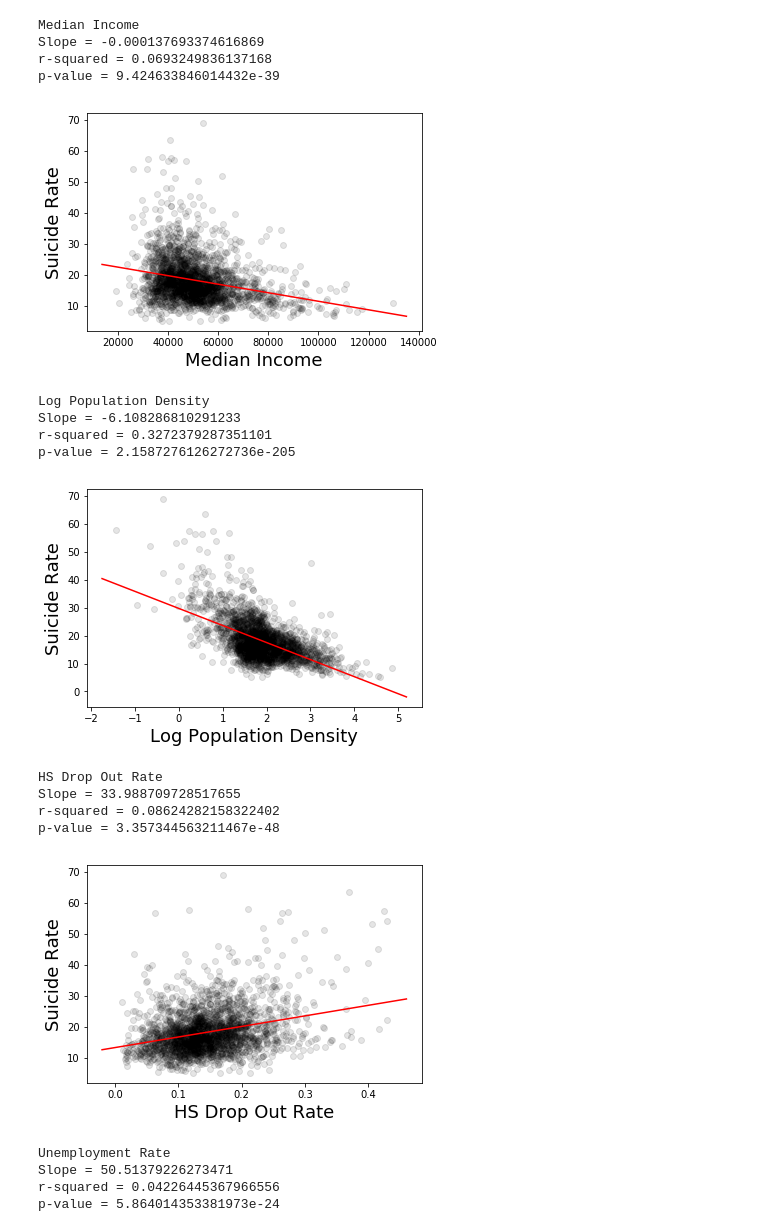
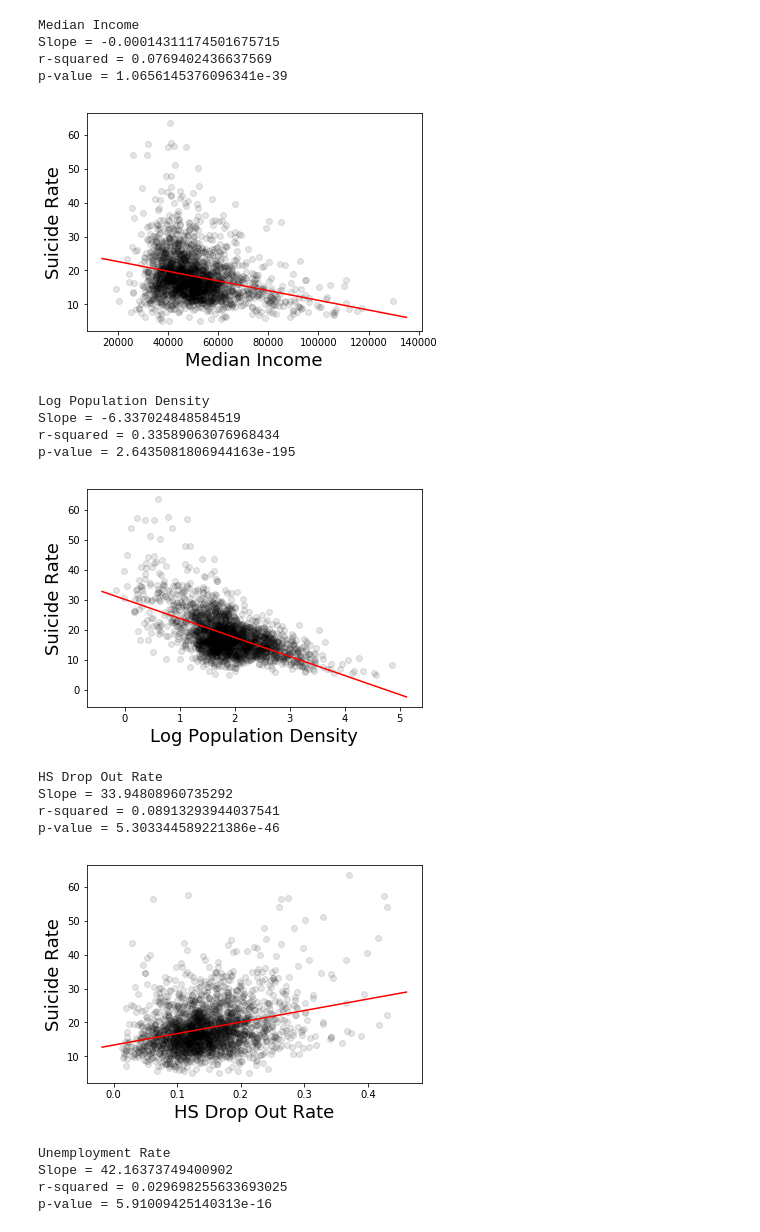
Before and after one commit to salkoffd/HappySauce, a Jupyter notebook: HappySauce.ipynb, the cells around one changed output. Saved outputs shown, nothing was run; the diff lists cells and outputs as text; code cells hidden in the pictures.

```diff
--- a/HappySauce.ipynb
+++ b/HappySauce.ipynb
@@ -164,6 +164,30 @@ path_csv = 'county_areas.csv'
 df_areas = pd.read_csv(path_csv)
 df_areas['County Code'] = df_areas['County Code'].astype(str)
 df_areas = df_areas.set_index('County Code')
+# %%
+# Import number of mental health providers
+
+def floatify(x):
+    if type(x) == str:
+        y = x.replace(',', '')
+        y = float(y)
+        return y
+
+path_csv = 'providers.csv'
+df_providers = pd.read_csv(path_csv)
+NAME = df_providers['County'] + ' County, ' + df_providers['State']
+df_providers['NAME'] = NAME
+df_providers = df_providers.drop(['State', 'County'], axis=1)
+df_providers = df_providers.set_index('NAME')
+df_providers['# Mental Health Providers'] = [floatify(x) for x in df_providers['# Mental Health Providers']]
+df_providers = df_providers.dropna()
+# %%
+# Import county daylight csv
+path_csv = 'county_daylight.csv'
+df_daylight = pd.read_csv(path_csv, encoding = "ISO-8859-1")
+df_daylight['County Code'] = df_daylight['County Code'].astype(str)
+df_daylight = df_daylight.set_index('County Code')
+df_daylight = df_daylight.drop(['County'], axis=1)
 # %%
 # Get median income data for 2017
 # from https://api.census.gov/data/2017/acs/acs5/profile/variables.html
@@ -196,7 +220,9 @@ df_incomes['income_2009'] = [float(i) for i in df_incomes['income_2009']]
 # Join census, area, and suicide dataframes
 df_full = df.join(df_grim, on='County Code', how='inner') \
             .join(df_areas, on='County Code', how='inner') \
-            .join(df_incomes, on='County Code', how='inner')
+            .join(df_daylight, on='County Code', how='inner') \
+            .join(df_incomes, on='County Code', how='inner') \
+            .join(df_providers, on='NAME', how='inner')
 
 # convert numerical columns into float
 for thisVar in vars:
@@ -224,6 +250,8 @@ df_clean['Housing Renter Rate'] = df_full['B25003_003E'] / df_full['B25003_001E'
 df_clean['Living Alone Rate'] = df_full['B09021_002E'] / df_full['B09021_001E']
 df_clean['Professional Rate'] = (df_full['B15001_018E'] + df_full['B15001_026E']) / (df_full['B15001_011E'] + df_full['B15001_019E'])
 df_clean['Native American Rate'] = df_full['B02001_004E'] / df_full['B01003_001E']
+df_clean['Daylight'] = df_full['Avg Daily Sunlight (KJ/m²)']
+df_clean['People per Mental Health Provider'] = df_full['Population'] / df_full['# Mental Health Providers']
 
 df_clean.head(5)
 # %% [output]
@@ -278,48 +306,49 @@ p-value = 9.424633846014432e-39
 # Plot all variables against suicide rate
 
 # List of all variables that will be in the multiple regression model
 vars_model = ['Median Income', 'Log Population Density', 'HS Drop Out Rate', 'Unemployment Rate', 'Uninsured Rate', 'Poverty Rate', \
-             'Veteran Rate', 'Disability Rate', 'Housing Renter Rate', 'Living Alone Rate', 'Professional Rate', 'Native American Rate']
+             'Veteran Rate', 'Disability Rate', 'Housing Renter Rate', 'Living Alone Rate', 'Professional Rate', 'Native American Rate', \
+              'Daylight', 'People per Mental Health Provider']
 
 # Plot all graphs
 plt.figure()
 for thisVar in vars_model:
     # Define x and y
     x = df_clean[thisVar]
     y = df_clean['Suicide Rate']
     # Plot data points
     plt.scatter(x, y, c='black', alpha=0.1)
     plt.ylabel('Suicide Rate', fontsize=18)
     plt.xlabel(thisVar, fontsize=18)
     # Linear Regression
     slope, intercept, r_value, p_value, std_err = stats.linregress(x, y)
     # Plot a line from slope and intercept
     axes = plt.gca()
     x_vals = np.array(axes.get_xlim())
     y_vals = intercept + slope * x_vals
     plt.plot(x_vals, y_vals, '-', color="red")
     print(thisVar)
     print(f"Slope = {slope}")
     print(f"r-squared = {r_value**2}")
     print(f"p-value = {p_value}")
     plt.show()
 # %% [output]
 Median Income
-Slope = -0.000137693374616869
-r-squared = 0.0693249836137168
-p-value = 9.424633846014432e-39
+Slope = -0.00014311174501675715
+r-squared = 0.0769402436637569
+p-value = 1.0656145376096341e-39
-[figure, old version]
+[figure, new version]
 Log Population Density
-Slope = -6.108286810291233
-r-squared = 0.3272379287351101
-p-value = 2.1587276126272736e-205
+Slope = -6.337024848584519
+r-squared = 0.33589063076968434
+p-value = 2.6435081806944163e-195
-[figure, old version]
+[figure, new version]
 HS Drop Out Rate
-Slope = 33.988709728517655
-r-squared = 0.08624282158322402
-p-value = 3.357344563211467e-48
+Slope = 33.94808960735292
+r-squared = 0.08913293944037541
+p-value = 5.303344589221386e-46
-[figure, old version]
+[figure, new version]
 Unemployment Rate
-Slope = 50.51379226273471
-r-squared = 0.04226445367966556
-p-value = 5.864014353381973e-24
+Slope = 42.16373749400902
+r-squared = 0.029698255633693025
+p-value = 5.91009425140313e-16
```
Also changed, not shown: parts of 18 cells of this notebook.
